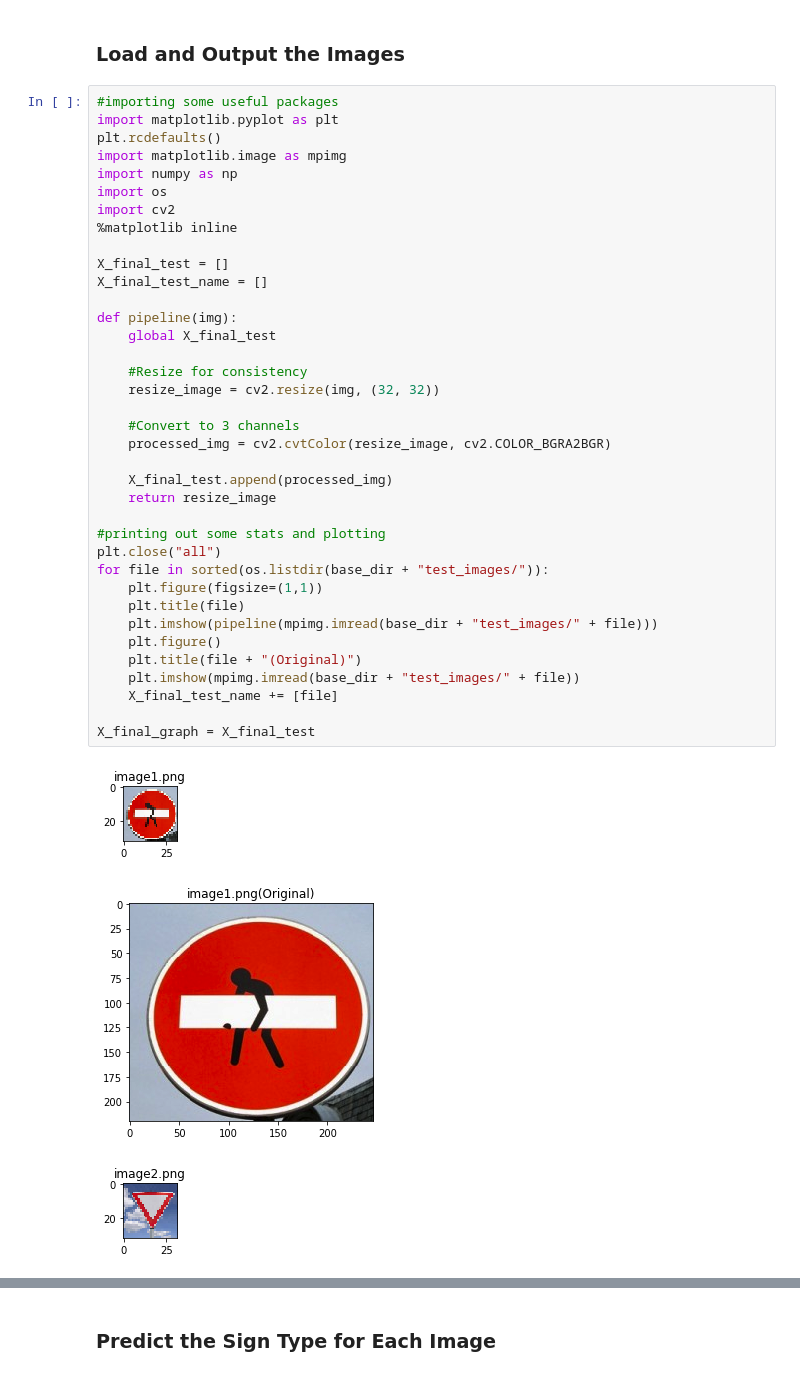
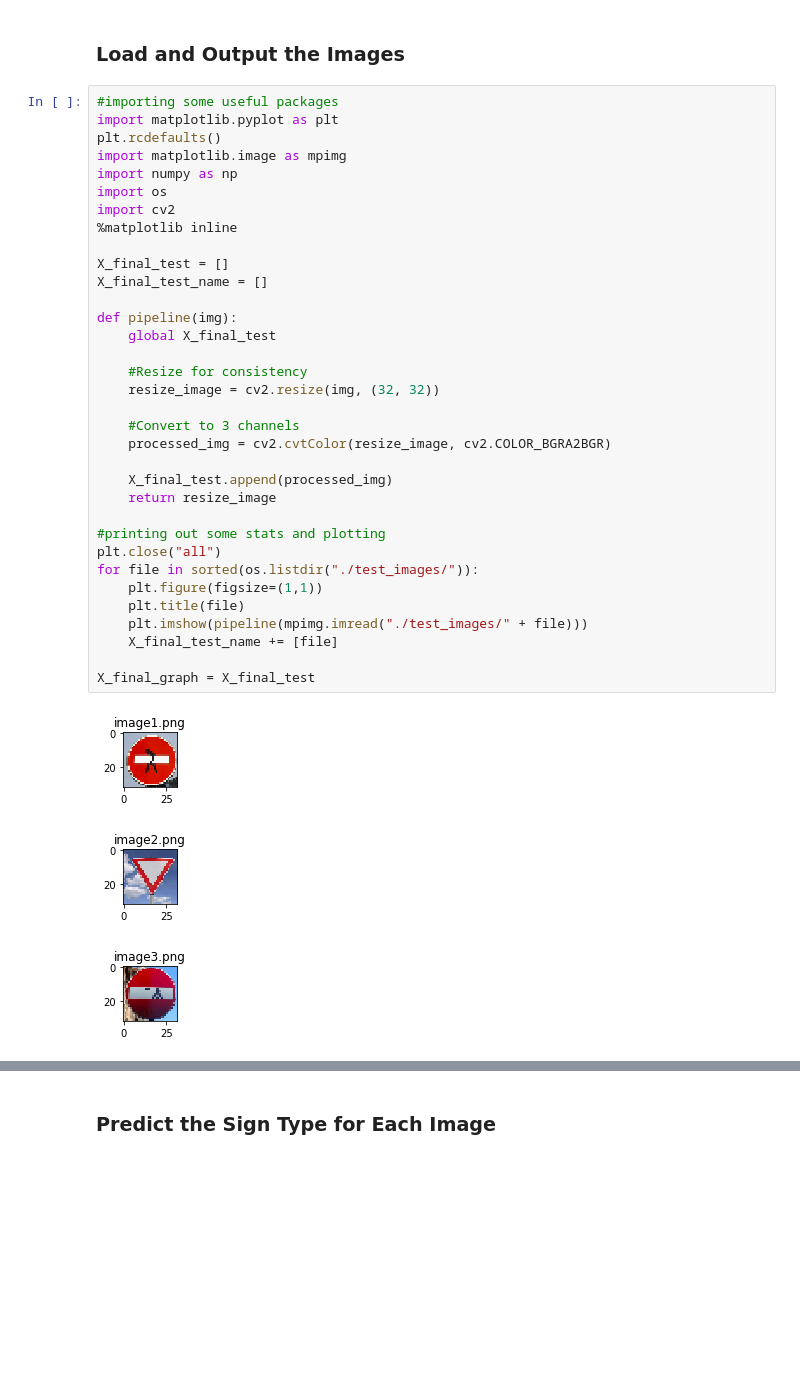
Before and after one commit to italojs/CarND-Traffic-Sign-Classifier-Project, a Jupyter notebook: Traffic_Sign_Classifier.ipynb, the cells around one changed output, grey strips where cells are left out. Drawn from its saved outputs; the diff is of its cells as text; blank space fills up the shorter version.

```diff
--- a/Traffic_Sign_Classifier.ipynb
+++ b/Traffic_Sign_Classifier.ipynb
@@ -364,37 +364,34 @@ plt.rcdefaults()
 import matplotlib.image as mpimg
 import numpy as np
 import os
 import cv2
 %matplotlib inline
 
 X_final_test = []
 X_final_test_name = []
 
 def pipeline(img):
     global X_final_test
 
     #Resize for consistency
     resize_image = cv2.resize(img, (32, 32))
 
     #Convert to 3 channels
     processed_img = cv2.cvtColor(resize_image, cv2.COLOR_BGRA2BGR)
 
     X_final_test.append(processed_img)
     return resize_image
 
 #printing out some stats and plotting
 plt.close("all")
-for file in sorted(os.listdir(base_dir + "test_images/")):
+for file in sorted(os.listdir("./test_images/")):
     plt.figure(figsize=(1,1))
     plt.title(file)
-    plt.imshow(pipeline(mpimg.imread(base_dir + "test_images/" + file)))
-    plt.figure()
-    plt.title(file + "(Original)")
-    plt.imshow(mpimg.imread(base_dir + "test_images/" + file))
+    plt.imshow(pipeline(mpimg.imread("./test_images/" + file)))
     X_final_test_name += [file]
 
 X_final_graph = X_final_test
 # %% [output]
 [figure]
-[figure, old version]
+[figure, new version]
-[figure, old version]
+[figure, new version]
```
Also changed, not shown: parts of 5 cells of this notebook, 1 other file.
